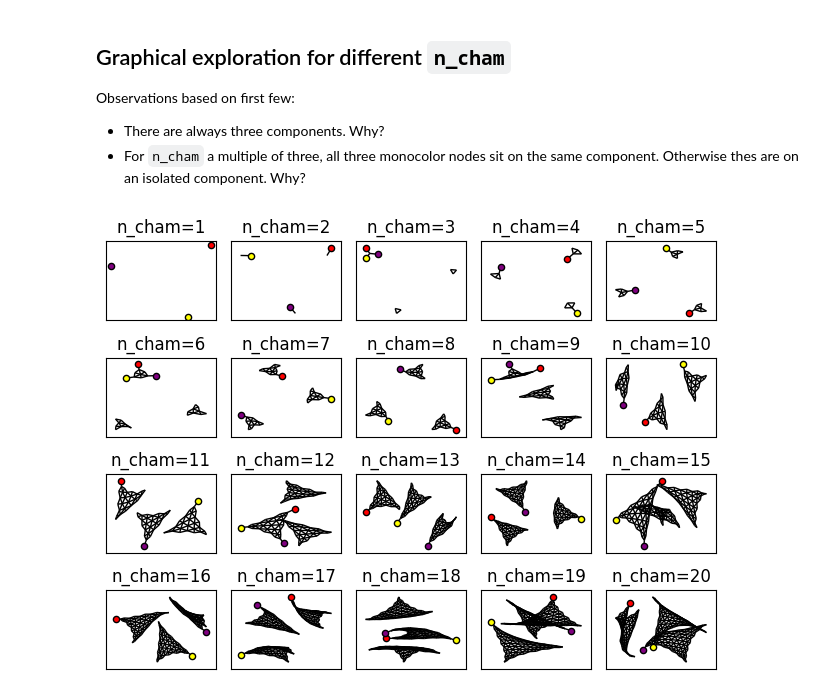
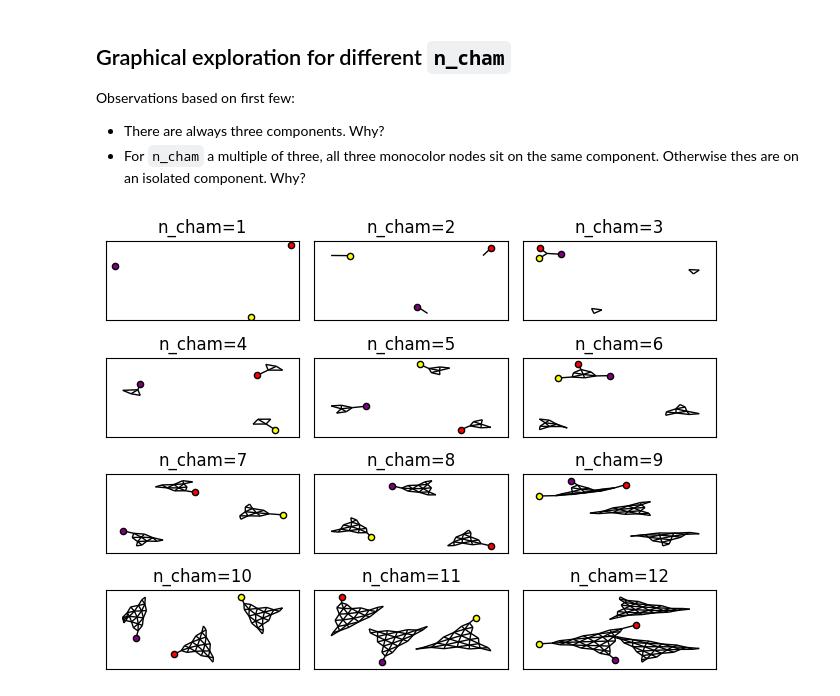
Before and after one commit to ruedi137/ChameleonChromodynamics, a Jupyter notebook: index.ipynb, the cells around one changed output. Cells and saved outputs as stored; diff of their text form; code cells hidden in the pictures.

```diff
--- a/index.ipynb
+++ b/index.ipynb
@@ -89,15 +89,16 @@ Observations based on first few:
   - There are always three components. Why?
   - For `n_cham` a multiple of three, all three monocolor nodes sit on the same component. Otherwise thes are on an isolated component. Why?
 # %%
+n_cham_min = 1
+ncols = 3
 nrows = 4
-ncols = 5
 
 fig, axes = plt.subplots(nrows, ncols)
-for n_cham, ax in zip(range(1, nrows*ncols+1), np.ravel(axes)):
+for n_cham, ax in zip(range(n_cham_min, nrows*ncols + n_cham_min), np.ravel(axes)):
     graph = build_graph(n_cham)
     draw_cham(graph, ax=ax)
     ax.set_title(f'n_cham={n_cham}')
 fig.tight_layout()
 plt.show()
 # %% [output]
-[figure, old version]
+[figure, new version]
```
Also changed, not shown: parts of 4 cells of this notebook.
